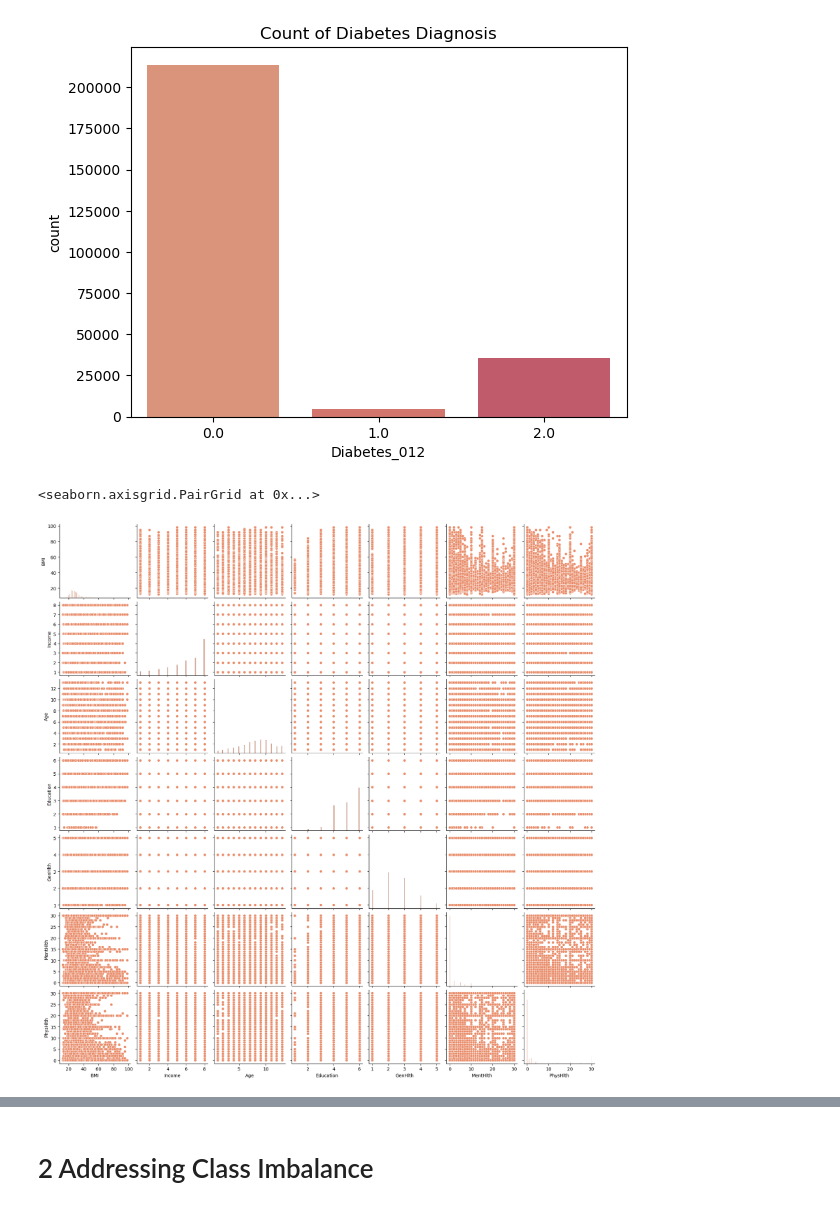
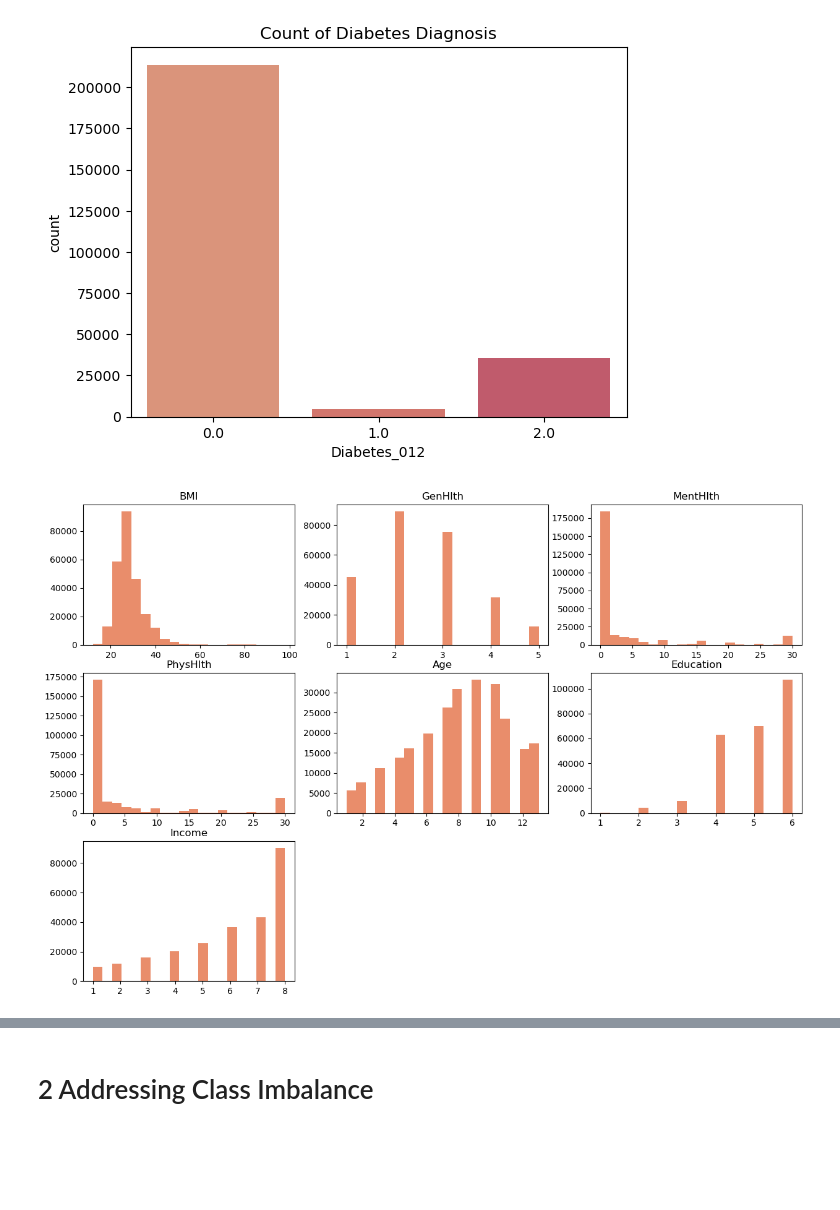
Before and after one commit to annalisa7/ML_project, a Jupyter notebook: baselineModel2.ipynb, the cells around one changed output, grey strips where cells are left out. Drawn from its saved outputs; the diff is of its cells as text; code cells hidden in the pictures; blank space fills up the shorter version.

```diff
--- a/baselineModel2.ipynb
+++ b/baselineModel2.ipynb
@@ -119,8 +131,13 @@ plt.title('Count of Diabetes Diagnosis')
 plt.show()
 # %% [output]
 [figure]
-# %%
-sns.pairplot(data[['BMI','Income','Age','Education','GenHlth','MentHlth','PhysHlth']])
-# %% [output]
-<seaborn.axisgrid.PairGrid at 0x...>
-[figure, removed]
+# %%
+dist_cols = ['BMI','GenHlth','MentHlth','PhysHlth','Age','Education','Income']
+
+plt.figure(figsize=(15,10))
+for i, column in enumerate(dist_cols):
+    plt.subplot(3,3,i+1)
+    plt.hist(data[column], bins=20)
+    plt.title(f"{column}")
+# %% [output]
+[figure, added]
```
Also changed, not shown: parts of 22 cells of this notebook.
